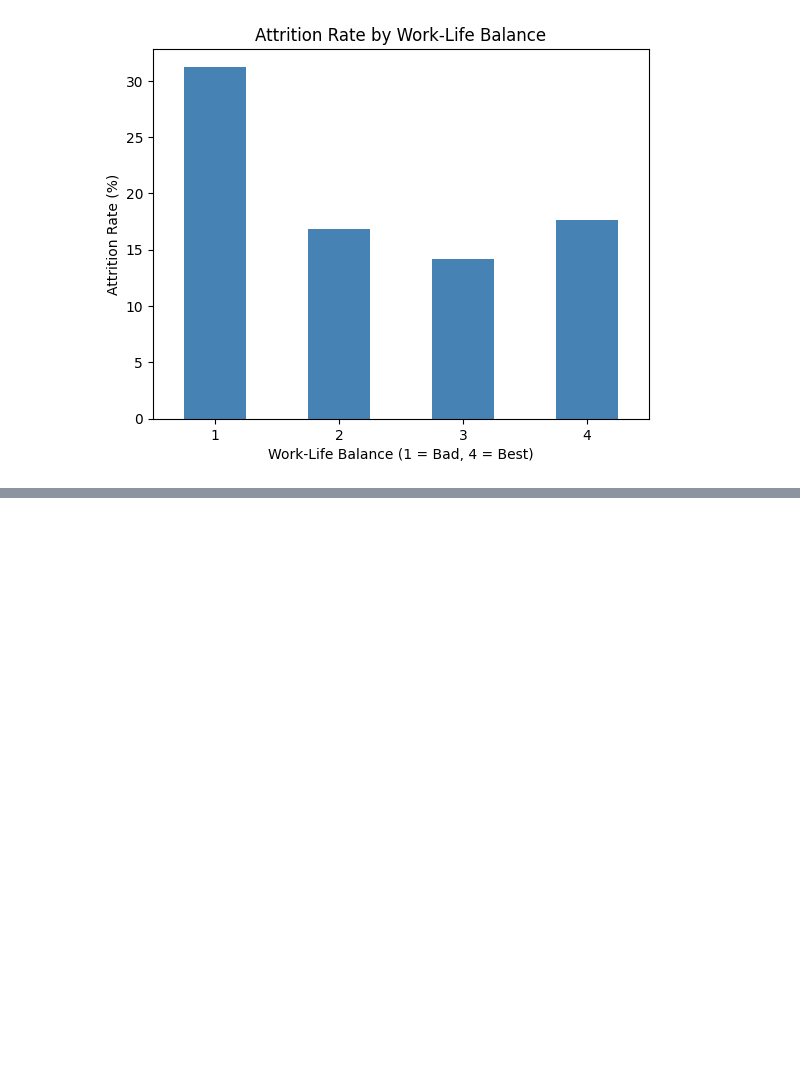
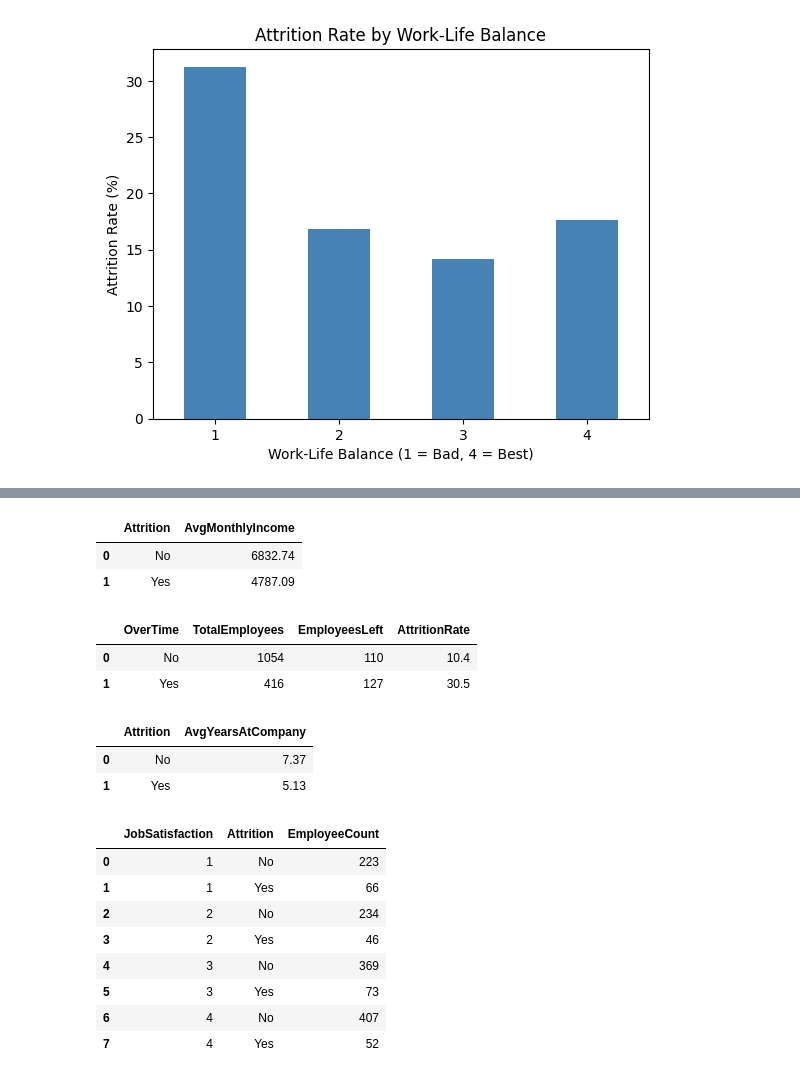
Before and after one commit to zainaahamed-work/Employee-Attrition-Analytics-XAI, a Jupyter notebook: Employee_Attrition_Project.ipynb, the cells around one changed output, grey strips where cells are left out. Saved outputs shown, nothing was run; the diff lists cells and outputs as text; code cells hidden in the pictures; blank space fills up the shorter version.

Commit message:
Phase 5 - SQLite database and queries complete.

```diff
--- a/Employee_Attrition_Project.ipynb
+++ b/Employee_Attrition_Project.ipynb
@@ -325,3 +325,19 @@ plt.xticks(rotation=0)
 plt.show()
 # %% [output]
 [figure]
+# %%
+# Import Python's built-in library for working with SQLite databases
+import sqlite3
+
+# Create (or connect to) a SQLite database file in the project folder
+conn = sqlite3.connect('/content/drive/MyDrive/Employee_Attrition_Project/hr_attrition.db')
+
+# Load the completely original, untouched dataset
+raw_df = pd.read_csv('/content/drive/MyDrive/Employee_Attrition_Project/WA_Fn-UseC_-HR-Employee-Attrition.csv')
+
+# Load the fully cleaned dataset produced in Phase 3
+cleaned_df = pd.read_csv('/content/drive/MyDrive/Employee_Attrition_Project/HR_Attrition_Cleaned.csv')
+
+# Write both dataframes into the database as separate tables
+raw_df.to_sql('raw_data', conn, if_exists='replace', index=False)
+cleaned_df.to_sql('cleaned_data', conn, if_exists='replace', index=False)
@@ -327,0 +364,62 @@ plt.show()
+# %%
+query2 = """
+SELECT Attrition, ROUND(AVG(MonthlyIncome), 2) as AvgMonthlyIncome
+FROM raw_data
+GROUP BY Attrition
+"""
+
+result2 = pd.read_sql_query(query2, conn)
+result2
+# %% [output]
+|  | Attrition | AvgMonthlyIncome |
+| 0 | No | 6832.74 |
+| 1 | Yes | 4787.09 |
+# %%
+query3 = """
+SELECT OverTime,
+       COUNT(*) as TotalEmployees,
+       SUM(CASE WHEN Attrition = 'Yes' THEN 1 ELSE 0 END) as EmployeesLeft,
+       ROUND(100.0 * SUM(CASE WHEN Attrition = 'Yes' THEN 1 ELSE 0 END) / COUNT(*), 1) as AttritionRate
+FROM raw_data
+GROUP BY OverTime
+"""
+
+result3 = pd.read_sql_query(query3, conn)
+result3
+# %% [output]
+|  | OverTime | TotalEmployees | EmployeesLeft | AttritionRate |
+| 0 | No | 1054 | 110 | 10.4 |
+| 1 | Yes | 416 | 127 | 30.5 |
+# %%
+query4 = """
+SELECT Attrition, ROUND(AVG(YearsAtCompany), 2) as AvgYearsAtCompany
+FROM raw_data
+GROUP BY Attrition
+"""
+
+result4 = pd.read_sql_query(query4, conn)
+result4
+# %% [output]
+|  | Attrition | AvgYearsAtCompany |
+| 0 | No | 7.37 |
+| 1 | Yes | 5.13 |
+# %%
+query5 = """
+SELECT JobSatisfaction, Attrition, COUNT(*) as EmployeeCount
+FROM raw_data
+GROUP BY JobSatisfaction, Attrition
+ORDER BY JobSatisfaction, Attrition
+"""
+
+result5 = pd.read_sql_query(query5, conn)
+result5
+# %% [output]
+|  | JobSatisfaction | Attrition | EmployeeCount |
+| 0 | 1 | No | 223 |
+| 1 | 1 | Yes | 66 |
+| 2 | 2 | No | 234 |
+| 3 | 2 | Yes | 46 |
+| 4 | 3 | No | 369 |
+| 5 | 3 | Yes | 73 |
+| 6 | 4 | No | 407 |
+| 7 | 4 | Yes | 52 |
```
Also changed, not shown: parts of 2 cells of this notebook.
